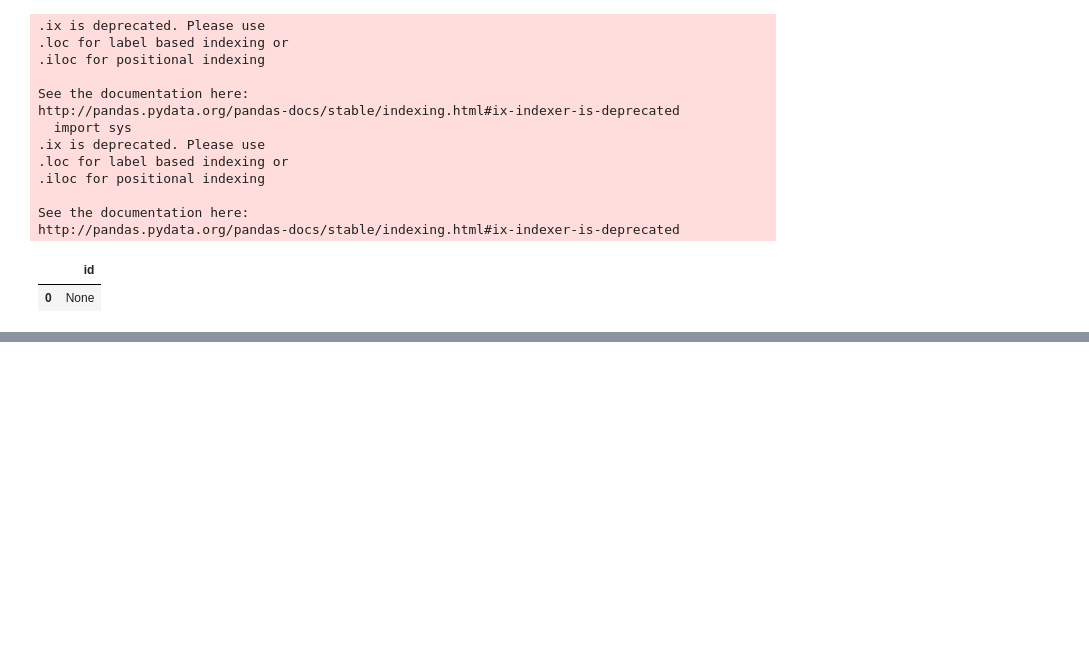
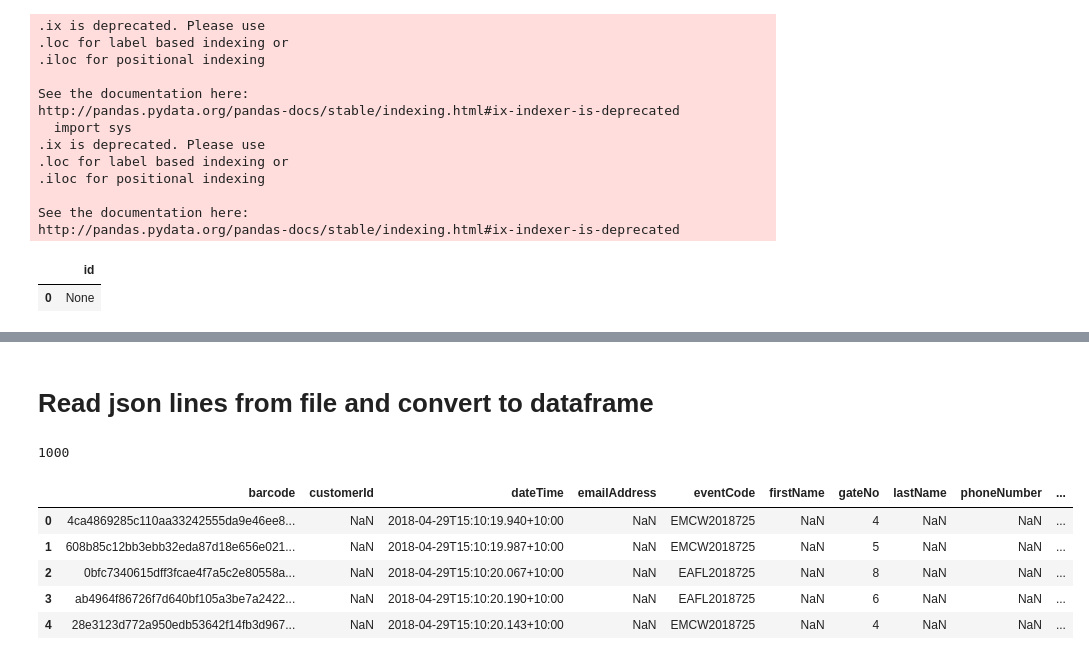
Before and after one commit to d66pak/python_dev, a Jupyter notebook: PandasNumpy.ipynb, the cells around one changed output, grey strips where cells are left out. Drawn from its saved outputs; the diff is of its cells as text; code cells hidden in the pictures; blank space fills up the shorter version.

```diff
--- a/PandasNumpy.ipynb
+++ b/PandasNumpy.ipynb
@@ -136,0 +223,2 @@ df_r_minus_df_m
+# %% [markdown]
+# Read json lines from file and convert to dataframe
@@ -136,0 +229,21 @@ df_r_minus_df_m
+# %%
+l_d_attendance = []
+with open('/home/deepakt/Downloads/mcg-attendance_20180429051332_00') as fh:
+    for line in fh:
+        d_attendance = json.loads(line)
+        l_d_attendance.append(d_attendance)
+# %%
+len(l_d_attendance)
+# %% [output]
+1000
+# %%
+df_attendance = pd.DataFrame(l_d_attendance)
+# %%
+df_attendance.head()
+# %% [output]
+|  | barcode | customerId | dateTime | emailAddress | eventCode | firstName | gateNo | lastName | phoneNumber | ... |
+| 0 | 4ca4869285c110aa33242555da9e46ee8... | NaN | 2018-04-29T15:10:19.940+10:00 | NaN | EMCW2018725 | NaN | 4 | NaN | NaN | ... |
+| 1 | 608b85c12bb3ebb32eda87d18e656e021... | NaN | 2018-04-29T15:10:19.987+10:00 | NaN | EMCW2018725 | NaN | 5 | NaN | NaN | ... |
+| 2 | 0bfc7340615dff3fcae4f7a5c2e80558a... | NaN | 2018-04-29T15:10:20.067+10:00 | NaN | EAFL2018725 | NaN | 8 | NaN | NaN | ... |
+| 3 | ab4964f86726f7d640bf105a3be7a2422... | NaN | 2018-04-29T15:10:20.190+10:00 | NaN | EAFL2018725 | NaN | 6 | NaN | NaN | ... |
+| 4 | 28e3123d772a950edb53642f14fb3d967... | NaN | 2018-04-29T15:10:20.143+10:00 | NaN | EMCW2018725 | NaN | 4 | NaN | NaN | ... |
```
Also changed, not shown: parts of 42 cells of this notebook, 44 other files.
